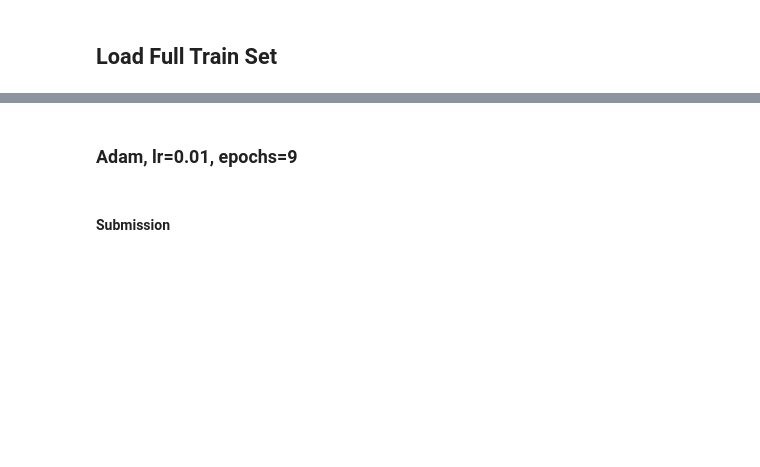
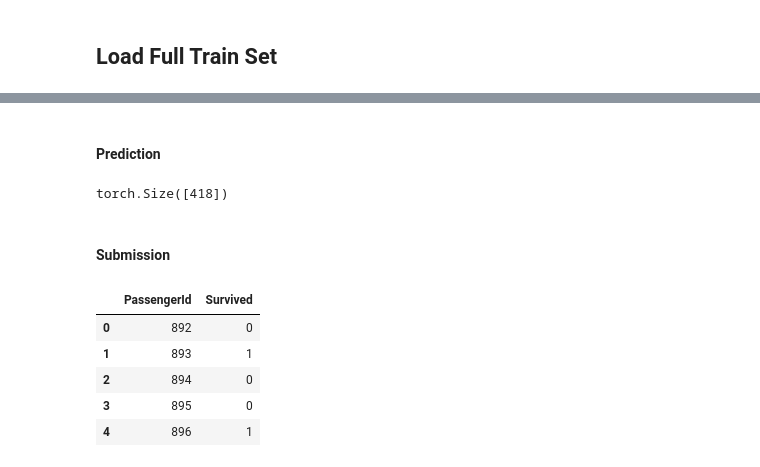
Before and after one commit to leoAshu/kaggle-kit, a Jupyter notebook: competitions/titanic/notebooks/01_linear.ipynb, the cells around one changed output, grey strips where cells are left out. Drawn from its saved outputs; the diff is of its cells as text; code cells hidden in the pictures; blank space fills up the shorter version.

```diff
--- a/competitions/titanic/notebooks/01_linear.ipynb
+++ b/competitions/titanic/notebooks/01_linear.ipynb
@@ -112,12 +109,12 @@ dataset = Dataset(X, Y, batch_size=32)
 # %%
 torch.manual_seed(42)
 
-model = LinearClassifier(in_features=X_train.shape[1])
+model = LinearClassifier(in_features=X.shape[1])
 
 loss_fn = nn.BCEWithLogitsLoss()
-optim = torch.optim.SGD(model.parameters(), lr=0.01)
+optim = torch.optim.Adam(model.parameters(), lr=0.01)
 
-trainer = Trainer(loss_fn, optim, max_epochs=136)
+trainer = Trainer(loss_fn, optim, max_epochs=6)
 
 history = trainer.fit(model, dataset)
 # %% [markdown]
@@ -132,16 +131,27 @@ X.shape, ids.shape
+# %% [markdown]
+#### Prediction
 # %%
 model.eval()
 
 preds = model.predict(X.to(trainer.device)).cpu()
 
 preds.shape
+# %% [output]
+torch.Size([418])
+# %% [markdown]
+#### Submission
 # %%
 submission = pd.DataFrame({
     'PassengerId': ids,
     'Survived': preds,
 })
-submission.to_csv('../submissions/linear_sgd_0.01_136.csv', index=False)
+submission.to_csv('../submissions/linear_adam_0.01_06.csv', index=False)
 
 submission.head()
+# %% [output]
+|  | PassengerId | Survived |
+| 0 | 892 | 0 |
+| 1 | 893 | 1 |
+| 2 | 894 | 0 |
+| 3 | 895 | 0 |
+| 4 | 896 | 1 |
-# %% [markdown]
-### Adam, lr=0.01, epochs=9
@@ -159,2 +157,0 @@ history = trainer.fit(model, dataset)
-# %% [markdown]
-#### Submission
```
Also changed, not shown: parts of 11 cells of this notebook, 3 other files.
